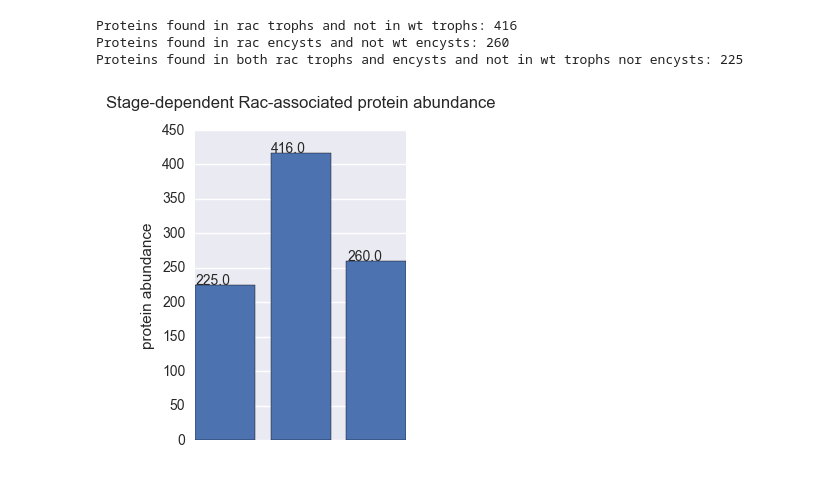
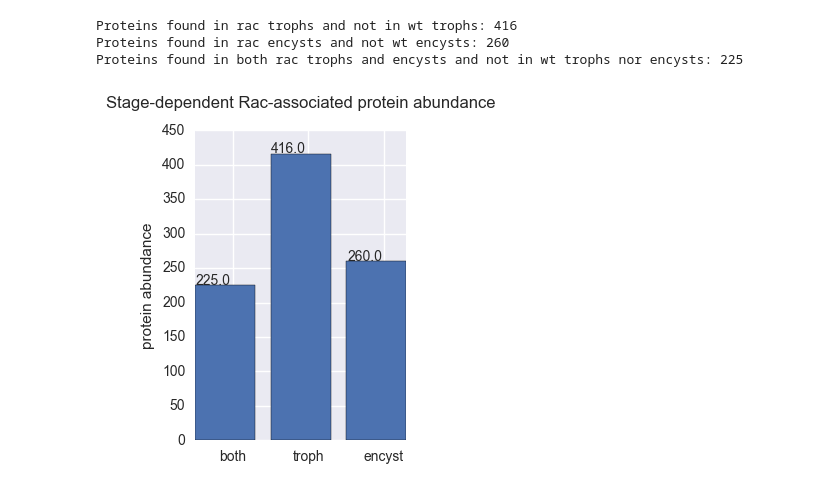
Before and after one commit to atpased/Giardia-encystation-Rac-interactors-, a Jupyter notebook: Giardia.ipynb, the cells around one changed output. Saved outputs shown, nothing was run; the diff lists cells and outputs as text; code cells hidden in the pictures.

Commit message:
Protein abundance graph

```diff
--- a/Giardia.ipynb
+++ b/Giardia.ipynb
@@ -214,23 +214,23 @@ just_rac_encyst_ns10 = len(encyst_no_wt_ns10)
 # %%
 #Proteins found bar chart
 stats = np.array([both_no_wt,just_rac_troph,just_rac_encyst])
 
 fig = plt.figure()
 
 ax3 = fig.add_subplot(121)
 ttl = ax3.set_title('Stage-dependent Rac-associated protein abundance')
 ttl.set_position([.5, 1.05])
 x_axis = ax3.axes.get_xaxis()
-x_axis.set_visible(False)
+#x_axis.set_visible(False)
 ax3.set_ylabel('protein abundance')
-ax3.set_xticks([0.15, 0.68, 0.97])
-#ax3.set_xtickslabels(('both', 'troph', 'encysts'))
+ax3.set_xticks([1.5, 2.5, 3.5])
+ax3.set_xticklabels(('both', 'troph', 'encyst'))
 plt.bar([1,2,3],stats)
 #plt.bar([1,2,3],[both_no_wt_ns10, just_rac_troph_ns10, just_rac_encyst_ns10], color = 'green')
 
 for p in ax3.patches:
     ax3.annotate(str(p.get_height()), (p.get_x() * 1.005, p.get_height() * 1.005))
 
 pylab.savefig('Stage-dependent Rac-associated protein abundance', bbox_inches = 'tight')
 # %% [output]
-[figure, old version]
+[figure, new version]
```
